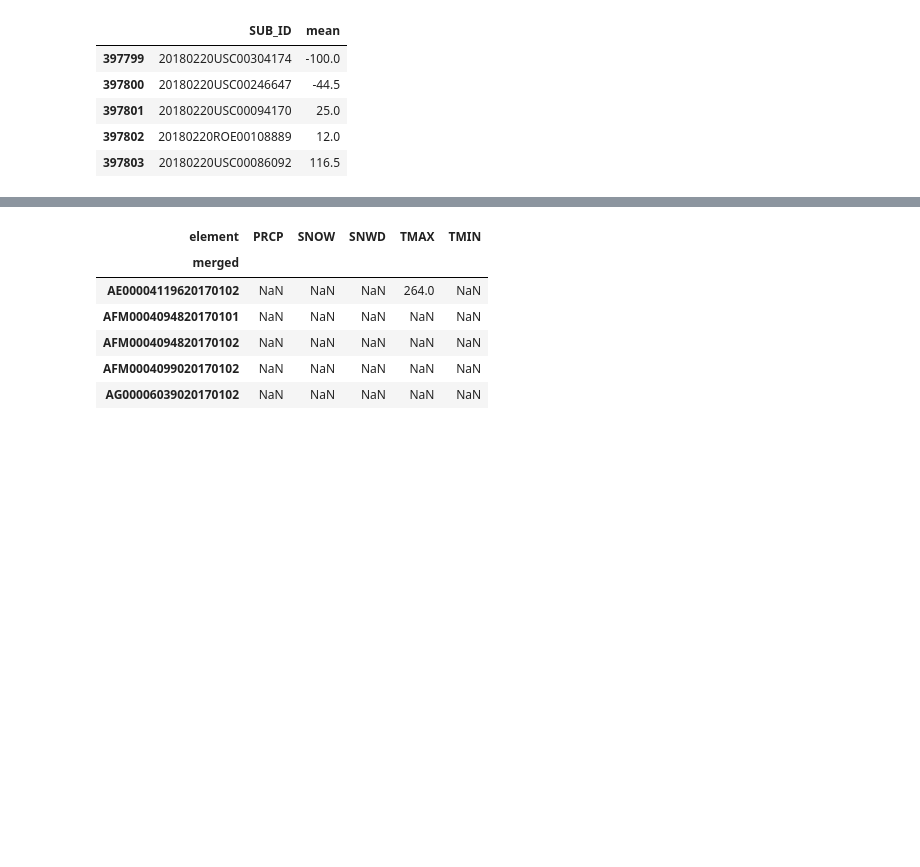
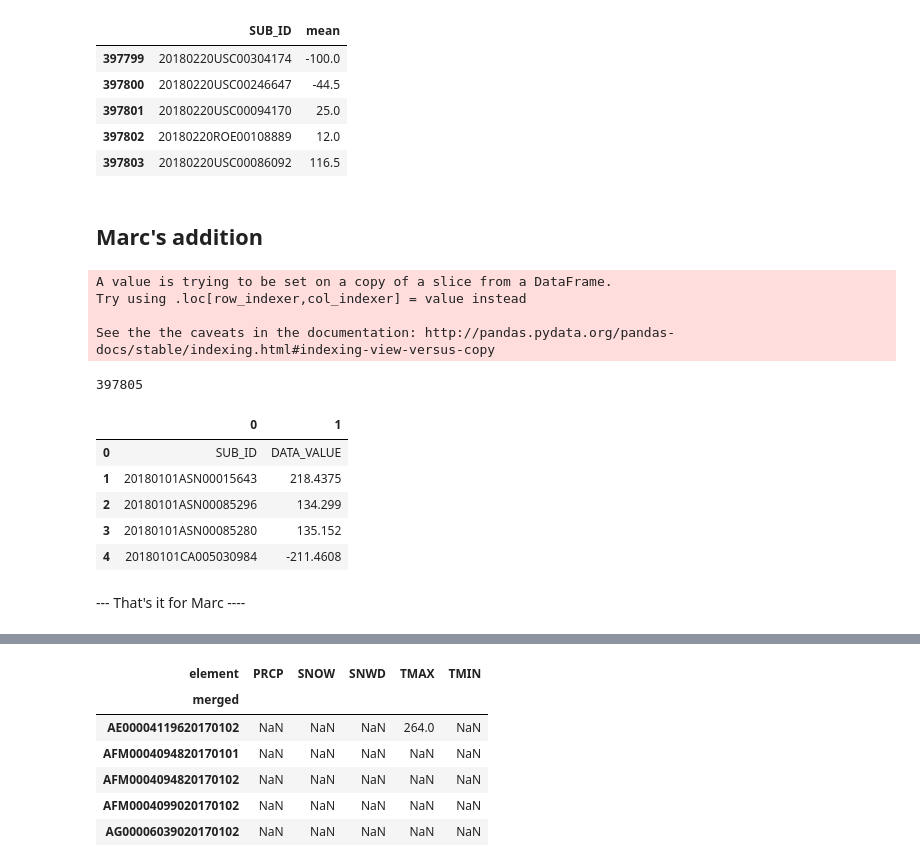
Before and after one commit to neha01mittal/dma-weather-pred, a Jupyter notebook: Lab5_working.ipynb, the cells around one changed output, grey strips where cells are left out. Drawn from its saved outputs; the diff is of its cells as text; code cells hidden in the pictures; blank space fills up the shorter version.

Commit message:
A few added lines (in the middle of the file with a flag Marc addition)

```diff
--- a/Lab5_working.ipynb
+++ b/Lab5_working.ipynb
@@ -277,3 +316,41 @@ df_final.tail()
 | 397803 | 20180220USC00086092 | 116.5 |
 # %%
 df_final.to_csv('dma_submission_1.csv')
+# %% [markdown]
+## Marc's addition
+# %%
+## WARNING ##
+# This cell takes a long time to run!!! (about 45min on my mac book pro)
+# It simply calculates the average per station for all January / Februray over the 4 years of history
+# This average per station is the predicted value
+
+for station in df_clean.ID.unique():
+    station_winter_average = df_clean[df_clean.ID == station].mean()[0:4].mean()
+    df_clean.loc[df_clean.ID == station, 'station_winter_average'] = station_winter_average
+# %%
+# Combine 2018 test data with average
+df_pred2 = pd.merge(df_2018_test, df_clean, how='left', on=['ID', 'date_mm_dd'])
+
+df_pred_formatted2 = df_pred2[['ID', 'DATE', 'station_winter_average']]
+df_pred_formatted2['station_winter_average'].fillna(0, inplace=True)
+df_pred_formatted2['SUB_ID'] = df_pred_formatted2[['DATE','ID']].apply(lambda x : '{}{}'.format(x[0],x[1]), axis=1)
+
+df_final2 = df_pred_formatted2[['SUB_ID', 'station_winter_average']]
+
+df_final2 = pd.DataFrame(np.insert(df_final2.values, 0, values=['SUB_ID', 'DATA_VALUE'], axis=0))
+# %% [output]
+A value is trying to be set on a copy of a slice from a DataFrame.
+Try using .loc[row_indexer,col_indexer] = value instead
+
+See the the caveats in the documentation: http://pandas.pydata.org/pandas-docs/stable/indexing.html#indexing-view-versus-copy
+# %%
+print(len(df_final2))
+df_final2.head()
+# %% [output]
+397805
+|  | 0 | 1 |
+| 0 | SUB_ID | DATA_VALUE |
+| 1 | 20180101ASN00015643 | 218.4375 |
+| 2 | 20180101ASN00085296 | 134.299 |
+| 3 | 20180101ASN00085280 | 135.152 |
+| 4 | 20180101CA005030984 | -211.4608 |
@@ -279,0 +359,2 @@ df_final.to_csv('dma_submission_1.csv')
+# %% [markdown]
+ --- That's it for Marc ----
```
Also changed, not shown: parts of 19 cells of this notebook.
